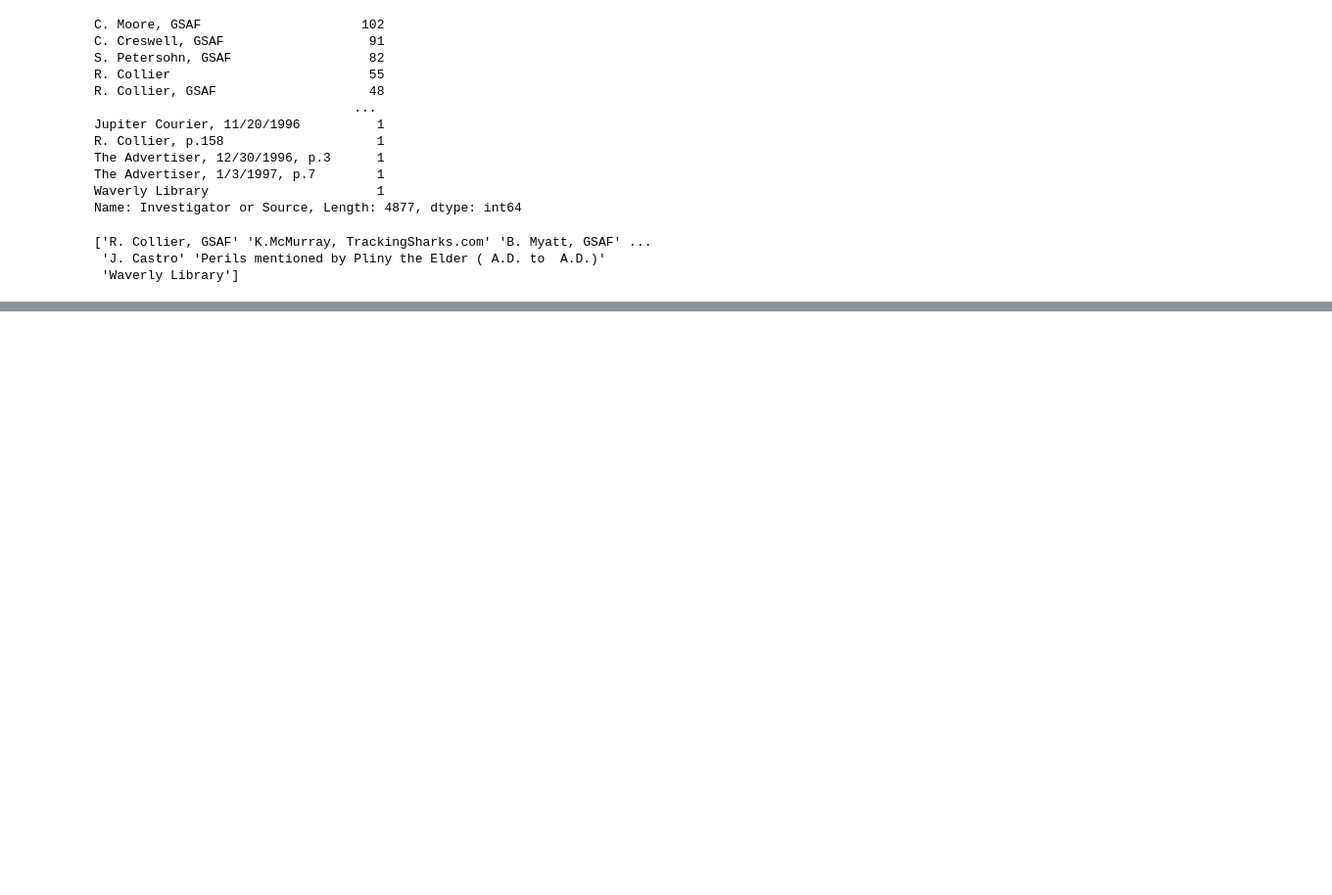
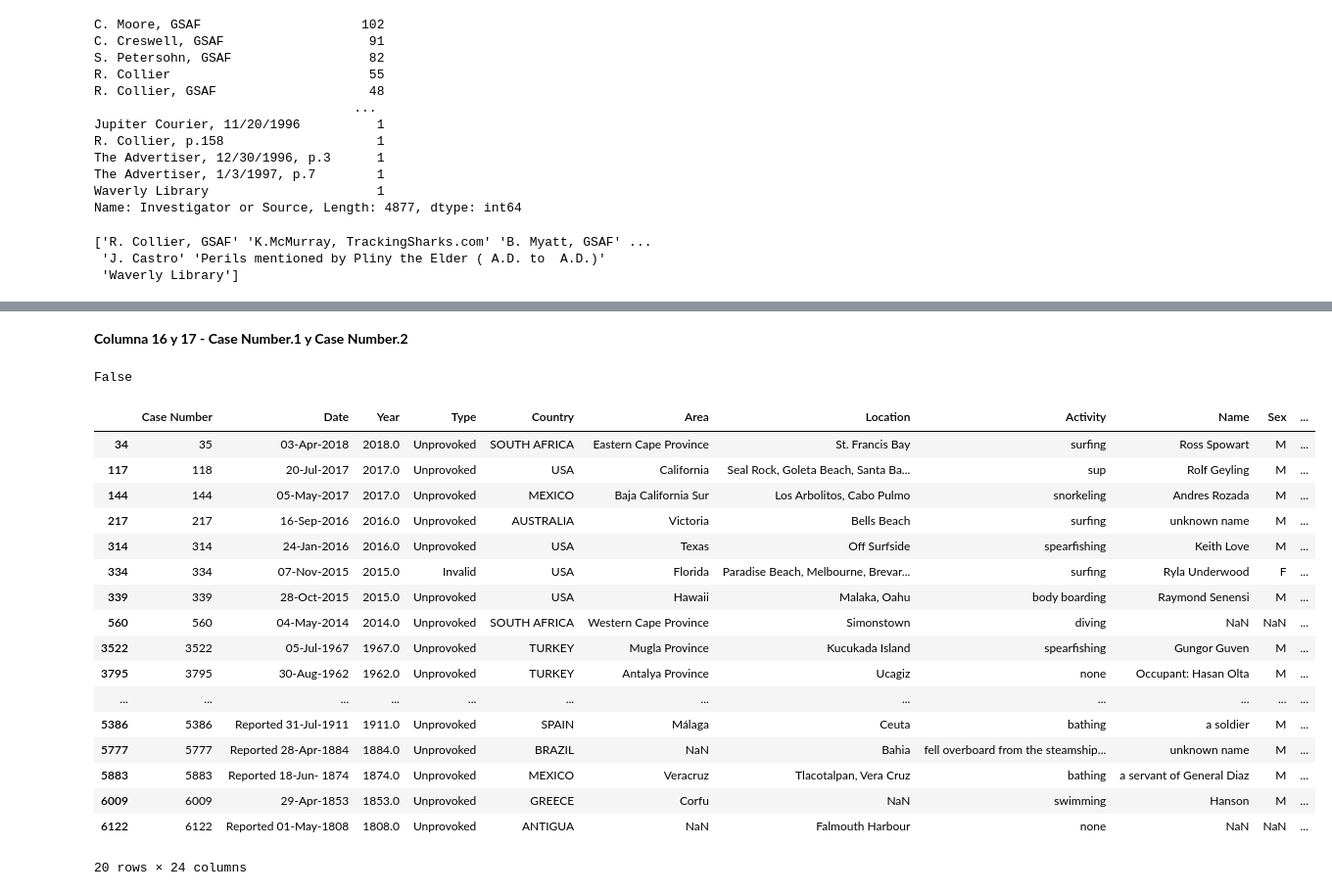
Before and after one commit to jose-luis666/REPOSITORIO-PROYECTO, a Jupyter notebook: your-code/Untitled.ipynb, the cells around one changed output, grey strips where cells are left out. Shown at 98% size. Cells and saved outputs as stored; diff of their text form; code cells hidden in the pictures; blank space fills up the shorter version.

```diff
--- a/your-code/Untitled.ipynb
+++ b/your-code/Untitled.ipynb
@@ -805,0 +862,30 @@ print(df['Investigator or Source'].unique())
+# %% [markdown]
+**Columna 16 y 17 - Case Number.1 y Case Number.2**
+# %%
+igualdad = df['Case Number.1'].equals(df['Case Number.2'])
+
+igualdad
+# %% [output]
+False
+# %%
+diferentes = df.loc[df['Case Number.1'] != df['Case Number.2']]
+display(diferentes)
+# %% [output]
+|  | Case Number | Date | Year | Type | Country | Area | Location | Activity | Name | Sex | ... |
+| 34 | 35 | 03-Apr-2018 | 2018.0 | Unprovoked | SOUTH AFRICA | Eastern Cape Province | St. Francis Bay | surfing | Ross Spowart | M | ... |
+| 117 | 118 | 20-Jul-2017 | 2017.0 | Unprovoked | USA | California | Seal Rock, Goleta Beach, Santa Ba... | sup | Rolf Geyling | M | ... |
+| 144 | 144 | 05-May-2017 | 2017.0 | Unprovoked | MEXICO | Baja California Sur | Los Arbolitos, Cabo Pulmo | snorkeling | Andres Rozada | M | ... |
+| 217 | 217 | 16-Sep-2016 | 2016.0 | Unprovoked | AUSTRALIA | Victoria | Bells Beach | surfing | unknown name | M | ... |
+| 314 | 314 | 24-Jan-2016 | 2016.0 | Unprovoked | USA | Texas | Off Surfside | spearfishing | Keith Love | M | ... |
+| 334 | 334 | 07-Nov-2015 | 2015.0 | Invalid | USA | Florida | Paradise Beach, Melbourne, Brevar... | surfing | Ryla Underwood | F | ... |
+| 339 | 339 | 28-Oct-2015 | 2015.0 | Unprovoked | USA | Hawaii | Malaka, Oahu | body boarding | Raymond Senensi | M | ... |
+| 560 | 560 | 04-May-2014 | 2014.0 | Unprovoked | SOUTH AFRICA | Western Cape Province | Simonstown | diving | NaN | NaN | ... |
+| 3522 | 3522 | 05-Jul-1967 | 1967.0 | Unprovoked | TURKEY | Mugla Province | Kucukada Island | spearfishing | Gungor Guven | M | ... |
+| 3795 | 3795 | 30-Aug-1962 | 1962.0 | Unprovoked | TURKEY | Antalya Province | Ucagiz | none | Occupant: Hasan Olta | M | ... |
+| ... | ... | ... | ... | ... | ... | ... | ... | ... | ... | ... | ... |
+| 5386 | 5386 | Reported 31-Jul-1911 | 1911.0 | Unprovoked | SPAIN | Málaga | Ceuta | bathing | a soldier | M | ... |
+| 5777 | 5777 | Reported 28-Apr-1884 | 1884.0 | Unprovoked | BRAZIL | NaN | Bahia | fell overboard from the steamship... | unknown name | M | ... |
+| 5883 | 5883 | Reported 18-Jun- 1874 | 1874.0 | Unprovoked | MEXICO | Veracruz | Tlacotalpan, Vera Cruz | bathing | a servant of General Diaz | M | ... |
+| 6009 | 6009 | 29-Apr-1853 | 1853.0 | Unprovoked | GREECE | Corfu | NaN | swimming | Hanson | M | ... |
+| 6122 | 6122 | Reported 01-May-1808 | 1808.0 | Unprovoked | ANTIGUA | NaN | Falmouth Harbour | none | NaN | NaN | ... |
+20 rows × 24 columns
```
Also changed, not shown: parts of 8 cells of this notebook.
